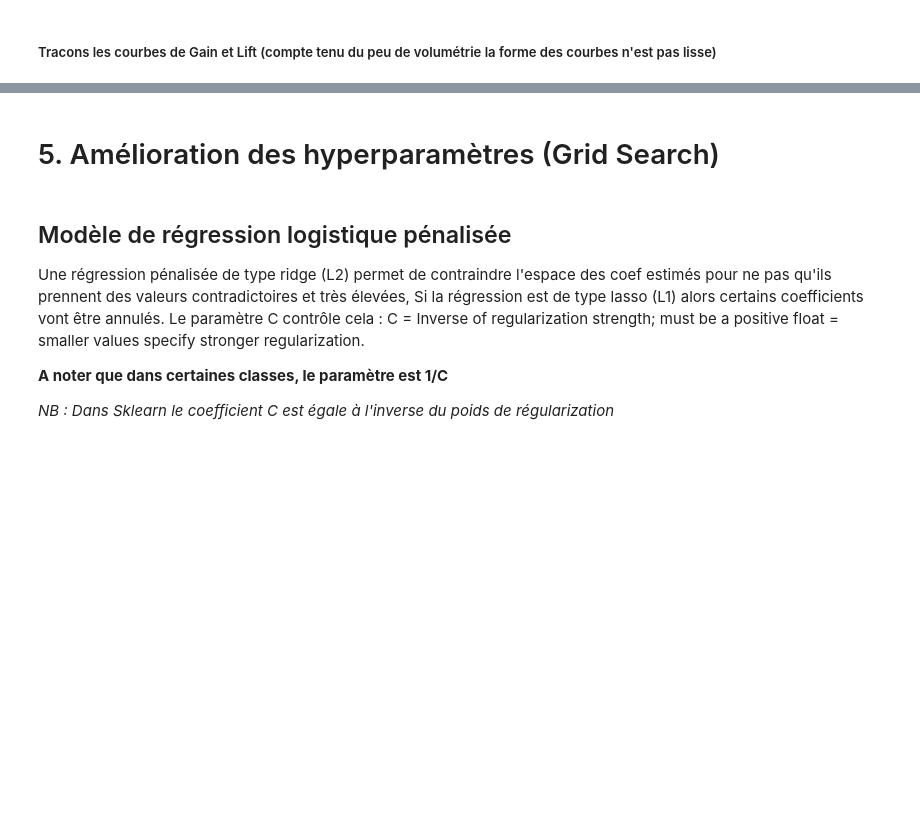
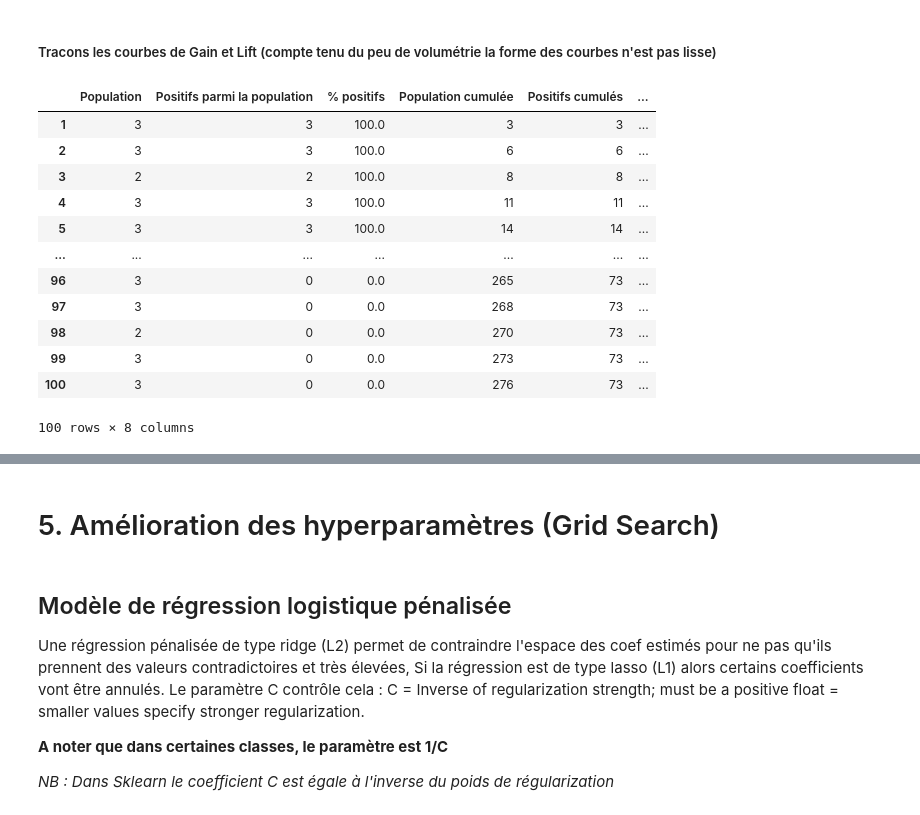
Before and after one commit to wil0u/python-formation-3, a Jupyter notebook: notebooks/Tuto_CoursMLPython_ClassificationAlcool.ipynb, the cells around one changed output, grey strips where cells are left out. Drawn from its saved outputs; the diff is of its cells as text; code cells hidden in the pictures; blank space fills up the shorter version.

```diff
--- a/notebooks/Tuto_CoursMLPython_ClassificationAlcool.ipynb
+++ b/notebooks/Tuto_CoursMLPython_ClassificationAlcool.ipynb
@@ -224,8 +435,22 @@ auc_et_roc(y_test,probas_test)
 # %%
 from modules.fonctions_metrics import CAP_table, lift
 # %%
-table_lift = CAP_t.able(pd.Series(probas_train,index=y_train.index), y_train,stepsize = 1, n=100)
+table_lift = CAP_table(pd.Series(probas_train,index=y_train.index), y_train,stepsize = 1, n=100)
 table_lift
+# %% [output]
+|  | Population | Positifs parmi la population | % positifs | Population cumulée | Positifs cumulés | ... |
+| 1 | 3 | 3 | 100.0 | 3 | 3 | ... |
+| 2 | 3 | 3 | 100.0 | 6 | 6 | ... |
+| 3 | 2 | 2 | 100.0 | 8 | 8 | ... |
+| 4 | 3 | 3 | 100.0 | 11 | 11 | ... |
+| 5 | 3 | 3 | 100.0 | 14 | 14 | ... |
+| ... | ... | ... | ... | ... | ... | ... |
+| 96 | 3 | 0 | 0.0 | 265 | 73 | ... |
+| 97 | 3 | 0 | 0.0 | 268 | 73 | ... |
+| 98 | 2 | 0 | 0.0 | 270 | 73 | ... |
+| 99 | 3 | 0 | 0.0 | 273 | 73 | ... |
+| 100 | 3 | 0 | 0.0 | 276 | 73 | ... |
+100 rows × 8 columns
 # %%
 plt.plot(table_lift['% positifs cumulés sur le total des positifs'], label="Mon Modèle")
 plt.plot([0, 100], [0, 100], c = 'r', linestyle = '--', label = 'Modèle aléatoire')
```
Also changed, not shown: parts of 46 cells of this notebook, 3 other files.
